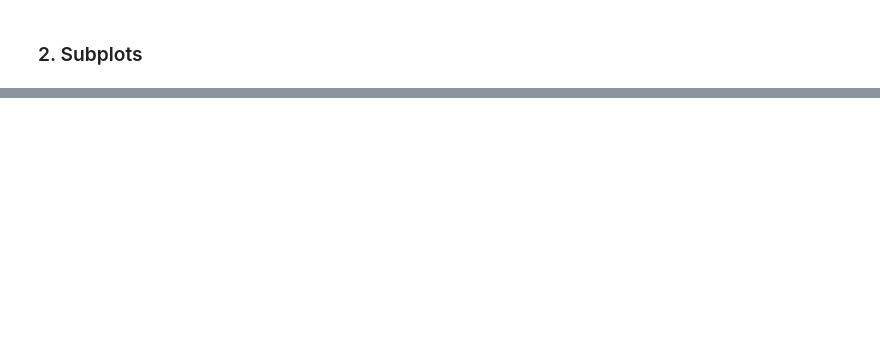
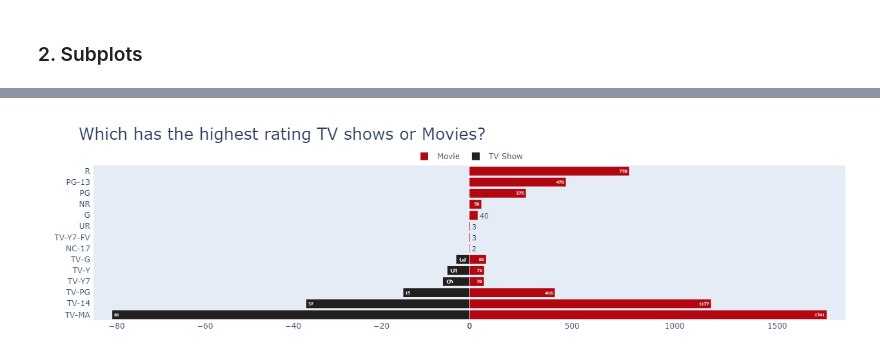
Before and after one commit to sotula/visualization, a Jupyter notebook: plotly.ipynb, the cells around one changed output, grey strips where cells are left out. Drawn from its saved outputs; the diff is of its cells as text; code cells hidden in the pictures; blank space fills up the shorter version.

```diff
--- a/plotly.ipynb
+++ b/plotly.ipynb
@@ -99,0 +187,35 @@ fig.show()
+# %%
+# making a copy of df
+dff = df.copy()
+
+# making 2 df one for tv show and another for movie with rating
+df_tv_show = dff[dff['type']=='TV Show'][['rating', 'type']].rename(columns={'type':'tv_show'})
+df_movie = dff[dff['type']=='Movie'][['rating', 'type']].rename(columns={'type':'movie'})
+
+df_tv_show = pd.DataFrame(df_tv_show.rating.value_counts()).reset_index().rename(columns={'index':'tv_show'})
+df_tv_show['rating_final'] = df_tv_show['rating']
+# making rating column value negative
+df_tv_show['rating'] *= -1
+
+df_movie = pd.DataFrame(df_movie.rating.value_counts()).reset_index().rename(columns={'index':'movie'})
+df_movie = df_movie.sort_values(by=['rating']) # sort for order on plot
+# %%
+fig = make_subplots(rows=1, cols=2, specs=[[{}, {}]], shared_yaxes=True, horizontal_spacing=0)
+# bar plot for movies
+fig.append_trace(go.Bar(x=df_movie.rating, y=df_movie.movie, orientation='h', showlegend=True, text=df_movie.rating,
+                        name='Movie', marker_color='#b20710'), 1, 2)
+# bar plot for tv shows
+fig.append_trace(go.Bar(x=df_tv_show.rating, y=df_tv_show.tv_show, orientation='h', showlegend=True,
+                        text=df_tv_show.rating_final, name='TV Show', marker_color='#221f1f'), 1, 1)
+fig.update_xaxes(showgrid=False)
+fig.update_yaxes(showgrid=False, categoryorder='total ascending', ticksuffix=' ', showline=False)
+fig.update_traces(hovertemplate=None, marker=dict(line=dict(width=0)))
+fig.update_layout(title='Which has the highest rating TV shows or Movies?',
+                  margin=dict(t=80, b=0, l=0, r=0),
+                  hovermode="y unified",
+                  xaxis_title=' ', yaxis_title=" ",
+                  title_font=dict(size=25),
+                  legend=dict(orientation="h", yanchor="bottom", y=1, xanchor="center", x=0.5),
+                 )
+# %% [output]
+[figure, added]
```
Also changed, not shown: parts of 17 cells of this notebook, 1 other file.
